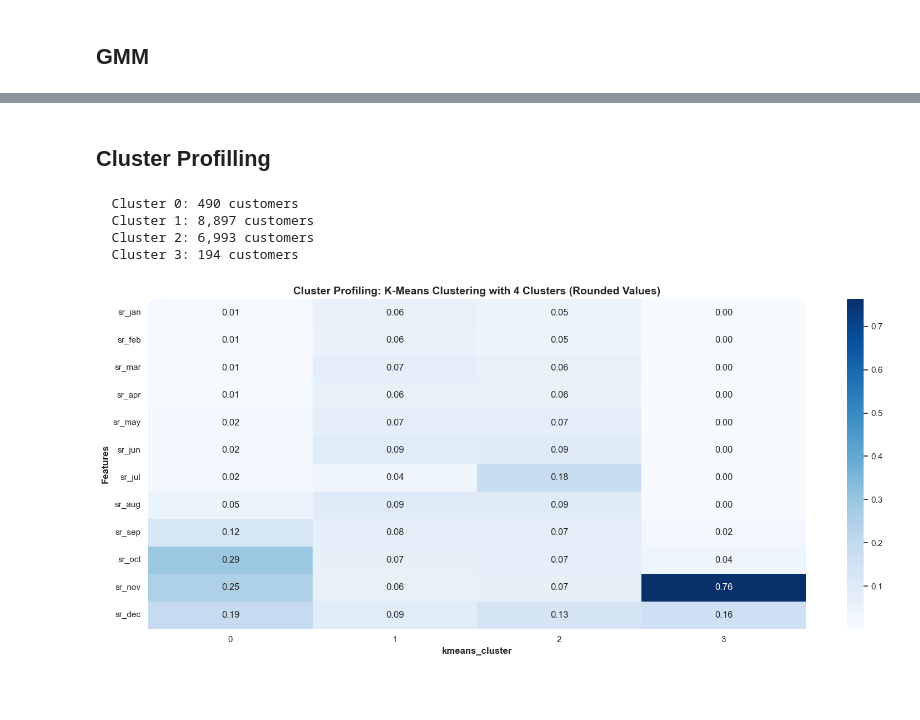
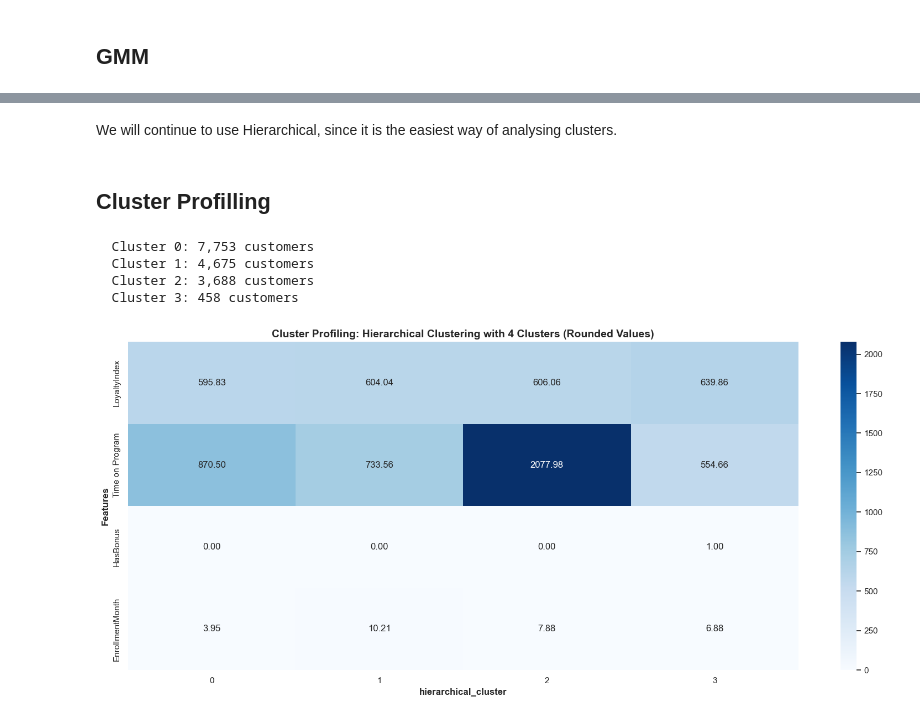
Before and after one commit to calcoafrancisca/Group-39---DM---Part2, a Jupyter notebook: Loyalty Perspective.ipynb, the cells around one changed output, grey strips where cells are left out. Drawn from its saved outputs; the diff is of its cells as text; code cells hidden in the pictures; blank space fills up the shorter version.

```diff
--- a/Loyalty Perspective.ipynb
+++ b/Loyalty Perspective.ipynb
@@ -53,8 +53,8 @@ from matplotlib.colors import LinearSegmentedColormap
 import plotly.express as px
 import matplotlib.cm as cm
 # %%
-churn_clustering = pd.read_csv("df_ready_for_clustering.csv")
-churn_clustering.head()
+loyalty_clustering = pd.read_csv("df_ready_for_clustering.csv")
+loyalty_clustering.head()
 # %% [output]
 |  | PointsRedeemedRatio | FlightsWithCompanionsRatio | AvgDistancePerFlight | KMPerRedeemedPoint | UnredeemedPoints | ... |
 | 0 | 0.387904 | 0.200000 | 2356.577778 | 25.786888 | 32446 | ... |
@@ -105,0 +66,4 @@ dtype: int64
+# %%
+features = ['LoyaltyIndex','Time on Program', 'HasBonus', 'EnrollmentMonth']
+loyalty_clustering = loyalty_clustering[features]
+loyalty_clustering.head()
@@ -106,7 +106,7 @@ dtype: int64
 # %%
 # Normalize numerical columns
-numerical_columns = df_seasonal.select_dtypes(include=['int64', 'float64']).columns.tolist()
+numerical_columns = loyalty_clustering.select_dtypes(include=['int64', 'float64']).columns.tolist()
 scaler = MinMaxScaler()
-df_seasonal[numerical_columns] = scaler.fit_transform(df_seasonal[numerical_columns])
-df_seasonal.head()
+loyalty_clustering[numerical_columns] = scaler.fit_transform(loyalty_clustering[numerical_columns])
+loyalty_clustering.head()
 # %% [output]
@@ -316,7 +318,7 @@ sse2 = []
 
 for k in n_clusters:
     km = KMeans(n_clusters=k, init = "k-means++", max_iter=300, n_init=10)
-    km.fit(df_seasonal)
+    km.fit(loyalty_clustering)
     sse2.append(km.inertia_)
 
 plt.xlabel('Number of Clusters')
@@ -492,43 +506,45 @@ plt.show()
+# %% [markdown]
+We will continue to use Hierarchical, since it is the easiest way of analysing clusters.
 # %% [markdown]
 ## Cluster Profilling
 # %%
-#Final clustering kmeans with 4 clusters
-km = KMeans(n_clusters=4, init="k-means++", random_state=94)
-km_labels_4 = km.fit_predict(df_seasonal)
-print(f"  Cluster 0: {np.sum(km_labels_4 == 0):,} customers")
-print(f"  Cluster 1: {np.sum(km_labels_4 == 1):,} customers")
-print(f"  Cluster 2: {np.sum(km_labels_4 == 2):,} customers")
-print(f"  Cluster 3: {np.sum(km_labels_4 == 3):,} customers")
+#Final clustering hierarchical with 4 clusters
+hr = AgglomerativeClustering(n_clusters=4, linkage="ward", metric="euclidean")
+hr_labels_4 = hr.fit_predict(loyalty_clustering)
+print(f"  Cluster 0: {np.sum(hr_labels_4 == 0):,} customers")
+print(f"  Cluster 1: {np.sum(hr_labels_4 == 1):,} customers")
+print(f"  Cluster 2: {np.sum(hr_labels_4 == 2):,} customers")
+print(f"  Cluster 3: {np.sum(hr_labels_4 == 3):,} customers")
 
-# add kmeans cluster labels to df
-df_seasonal['kmeans_cluster'] = km_labels_4
+# add hierarchical cluster labels to df
+loyalty_clustering['hierarchical_cluster'] = hr_labels_4
 
-features_to_cluster = df_seasonal.columns.drop('kmeans_cluster')
+features_to_cluster = loyalty_clustering.columns.drop('hierarchical_cluster')
 # Inverse transform to get original scale
 df_original_scale = pd.DataFrame(
-    scaler.inverse_transform(df_seasonal[features_to_cluster]),
+    scaler.inverse_transform(loyalty_clustering[features_to_cluster]),
     columns=features_to_cluster,
-    index=df_seasonal.index
+    index=loyalty_clustering.index
 )
 
 # Add cluster labels
-df_original_scale['kmeans_cluster'] = df_seasonal['kmeans_cluster'].values
+df_original_scale['hierarchical_cluster'] = loyalty_clustering['hierarchical_cluster'].values
 # Calculate mean per cluster (in original scale)
-cluster_profile_original = df_original_scale.groupby('kmeans_cluster')[features_to_cluster].mean()
+cluster_profile_original = df_original_scale.groupby('hierarchical_cluster')[features_to_cluster].mean()
 
 
 plt.figure(figsize=(16, 7))
 sns.heatmap(cluster_profile_original.T, cmap="Blues", annot=True, fmt=".2f")
-plt.title("Cluster Profiling: K-Means Clustering with 4 Clusters (Rounded Values)",
+plt.title("Cluster Profiling: Hierarchical Clustering with 4 Clusters (Rounded Values)",
           fontweight='bold', fontsize=14)
-plt.xlabel("kmeans_cluster", fontweight='bold')
+plt.xlabel("hierarchical_cluster", fontweight='bold')
 plt.ylabel("Features", fontweight='bold')
 plt.tight_layout()
 plt.show()
 # %% [output]
-  Cluster 0: 490 customers
-  Cluster 1: 8,897 customers
-  Cluster 2: 6,993 customers
-  Cluster 3: 194 customers
+  Cluster 0: 7,753 customers
+  Cluster 1: 4,675 customers
+  Cluster 2: 3,688 customers
+  Cluster 3: 458 customers
-[figure, old version]
+[figure, new version]
 # %% [markdown]
```
Also changed, not shown: parts of 36 cells of this notebook, 2 other files.
